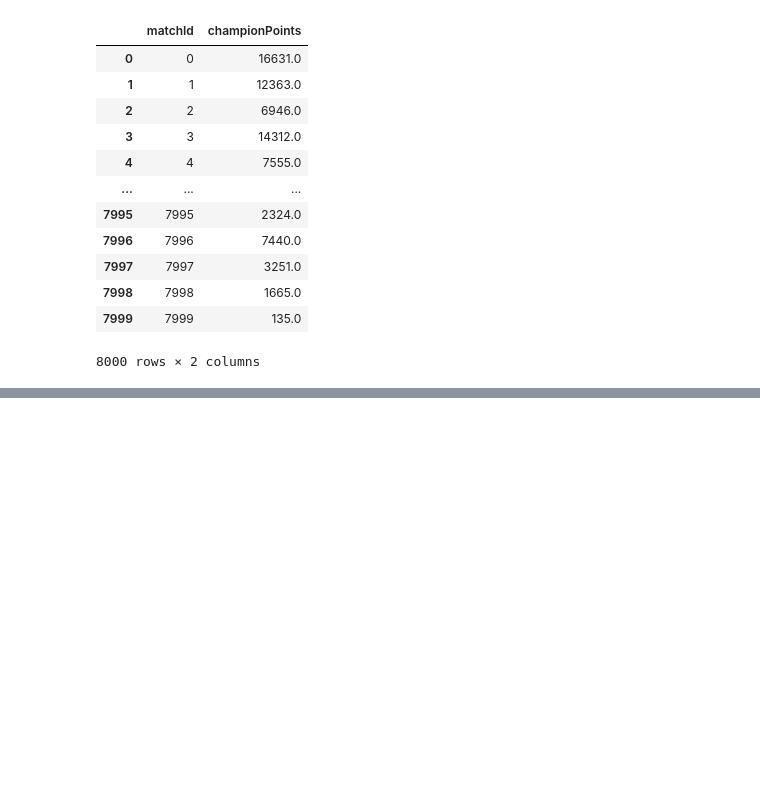
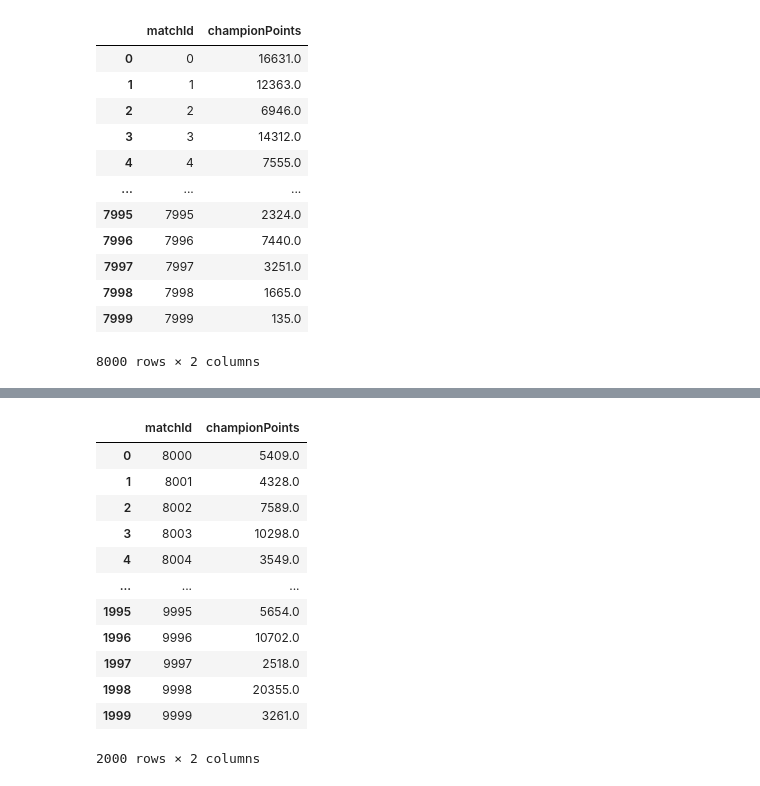
Before and after one commit to nss-data-science-cohort-6/kaggle_lol-elden-ring, a Jupyter notebook: notebooks/Alison_cg.ipynb, the cells around one changed output, grey strips where cells are left out. Cells and saved outputs as stored; diff of their text form; code cells hidden in the pictures; blank space fills up the shorter version.

```diff
--- a/notebooks/Alison_cg.ipynb
+++ b/notebooks/Alison_cg.ipynb
@@ -262,0 +206,24 @@ predictions = model.predict(new_data)
+# %%
+mastery_test = (
+    X_test_mastery
+    .sort_values(['matchId', 'championPoints'], ascending = [True, True])
+    .drop_duplicates('matchId')
+    [['matchId', 'championPoints']]
+    .reset_index(drop = True)
+)
+
+mastery_test
+# %% [output]
+|  | matchId | championPoints |
+| 0 | 8000 | 5409.0 |
+| 1 | 8001 | 4328.0 |
+| 2 | 8002 | 7589.0 |
+| 3 | 8003 | 10298.0 |
+| 4 | 8004 | 3549.0 |
+| ... | ... | ... |
+| 1995 | 9995 | 5654.0 |
+| 1996 | 9996 | 10702.0 |
+| 1997 | 9997 | 2518.0 |
+| 1998 | 9998 | 20355.0 |
+| 1999 | 9999 | 3261.0 |
+2000 rows × 2 columns
```
Also changed, not shown: parts of 23 cells of this notebook.
